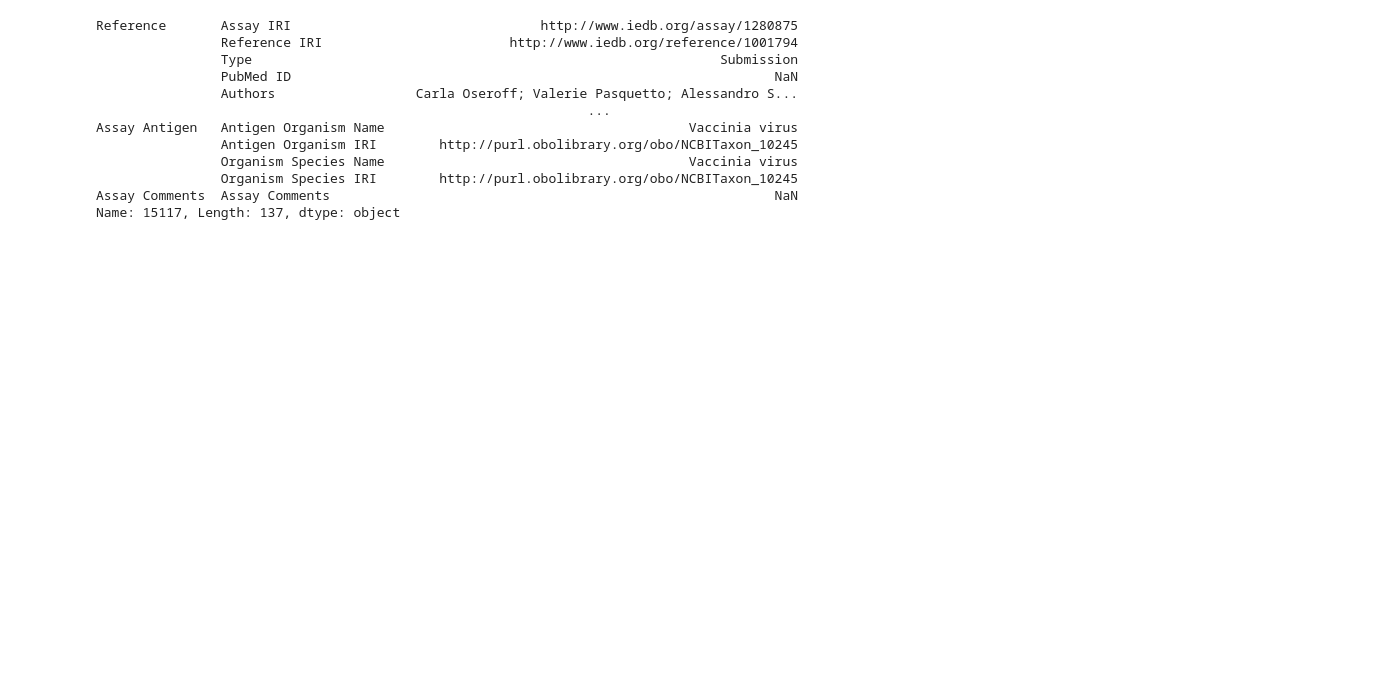
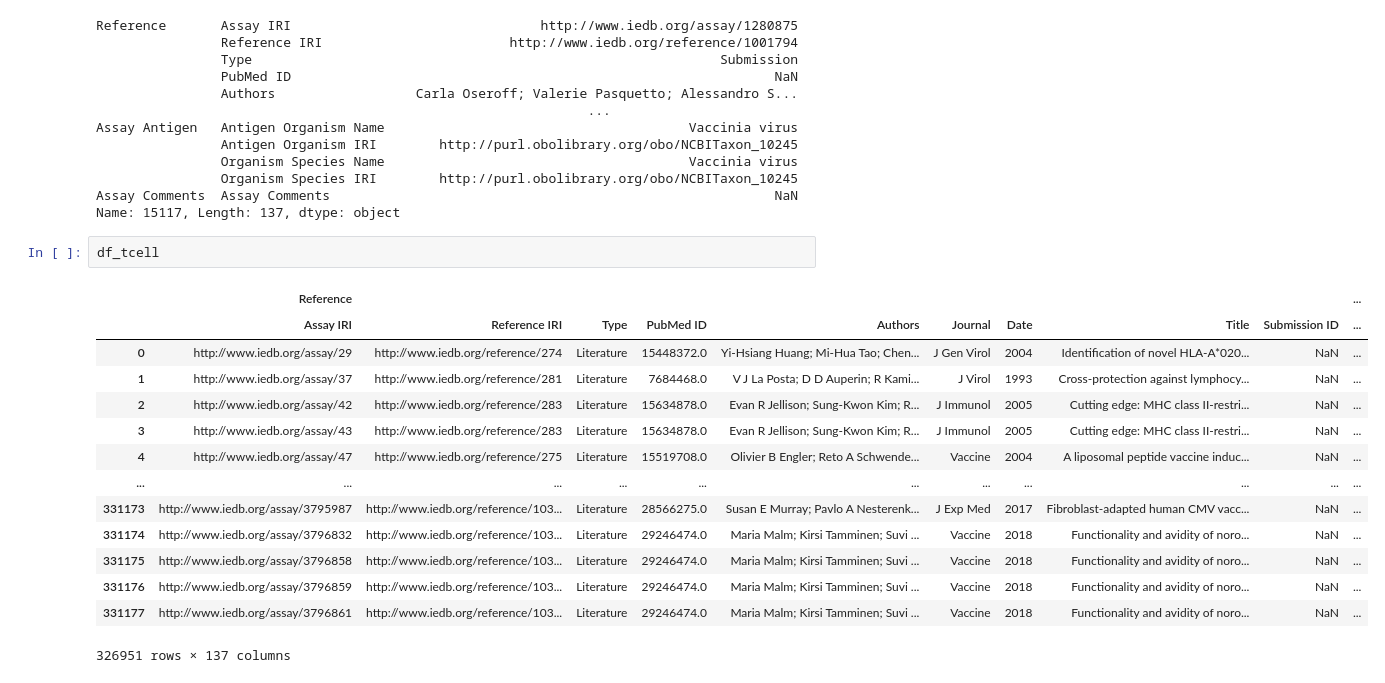
Before and after one commit to pirl-unc/Landscape-and-Selection-of-Vaccine-Epitopes-in-SARS-CoV-2, a Jupyter notebook: iedb/IEDB SARS and SARSCoV2 MHC ligands and T-cell epitopes.ipynb, the cells around one changed output. Saved outputs shown, nothing was run; the diff lists cells and outputs as text; blank space fills up the shorter version.

```diff
--- a/iedb/IEDB SARS and SARSCoV2 MHC ligands and T-cell epitopes.ipynb
+++ b/iedb/IEDB SARS and SARSCoV2 MHC ligands and T-cell epitopes.ipynb
@@ -832,3 +828,20 @@ Assay Antigen   Antigen Organism Name                                       Vacc
                 Organism Species IRI        http://purl.obolibrary.org/obo/NCBITaxon_10245
 Assay Comments  Assay Comments                                                         NaN
 Name: 15117, Length: 137, dtype: object
+# %%
+df_tcell
+# %% [output]
+|  | Reference |  |  |  |  |  |  |  |  | ... |
+|  | Assay IRI | Reference IRI | Type | PubMed ID | Authors | Journal | Date | Title | Submission ID | ... |
+| 0 | http://www.iedb.org/assay/29 | http://www.iedb.org/reference/274 | Literature | 15448372.0 | Yi-Hsiang Huang; Mi-Hua Tao; Chen... | J Gen Virol | 2004 | Identification of novel HLA-A*020... | NaN | ... |
+| 1 | http://www.iedb.org/assay/37 | http://www.iedb.org/reference/281 | Literature | 7684468.0 | V J La Posta; D D Auperin; R Kami... | J Virol | 1993 | Cross-protection against lymphocy... | NaN | ... |
+| 2 | http://www.iedb.org/assay/42 | http://www.iedb.org/reference/283 | Literature | 15634878.0 | Evan R Jellison; Sung-Kwon Kim; R... | J Immunol | 2005 | Cutting edge: MHC class II-restri... | NaN | ... |
+| 3 | http://www.iedb.org/assay/43 | http://www.iedb.org/reference/283 | Literature | 15634878.0 | Evan R Jellison; Sung-Kwon Kim; R... | J Immunol | 2005 | Cutting edge: MHC class II-restri... | NaN | ... |
+| 4 | http://www.iedb.org/assay/47 | http://www.iedb.org/reference/275 | Literature | 15519708.0 | Olivier B Engler; Reto A Schwende... | Vaccine | 2004 | A liposomal peptide vaccine induc... | NaN | ... |
+| ... | ... | ... | ... | ... | ... | ... | ... | ... | ... | ... |
+| 331173 | http://www.iedb.org/assay/3795987 | http://www.iedb.org/reference/103... | Literature | 28566275.0 | Susan E Murray; Pavlo A Nesterenk... | J Exp Med | 2017 | Fibroblast-adapted human CMV vacc... | NaN | ... |
+| 331174 | http://www.iedb.org/assay/3796832 | http://www.iedb.org/reference/103... | Literature | 29246474.0 | Maria Malm; Kirsi Tamminen; Suvi ... | Vaccine | 2018 | Functionality and avidity of noro... | NaN | ... |
+| 331175 | http://www.iedb.org/assay/3796858 | http://www.iedb.org/reference/103... | Literature | 29246474.0 | Maria Malm; Kirsi Tamminen; Suvi ... | Vaccine | 2018 | Functionality and avidity of noro... | NaN | ... |
+| 331176 | http://www.iedb.org/assay/3796859 | http://www.iedb.org/reference/103... | Literature | 29246474.0 | Maria Malm; Kirsi Tamminen; Suvi ... | Vaccine | 2018 | Functionality and avidity of noro... | NaN | ... |
+| 331177 | http://www.iedb.org/assay/3796861 | http://www.iedb.org/reference/103... | Literature | 29246474.0 | Maria Malm; Kirsi Tamminen; Suvi ... | Vaccine | 2018 | Functionality and avidity of noro... | NaN | ... |
+326951 rows × 137 columns
```
Also changed, not shown: parts of 11 cells of this notebook, 12 other files.
